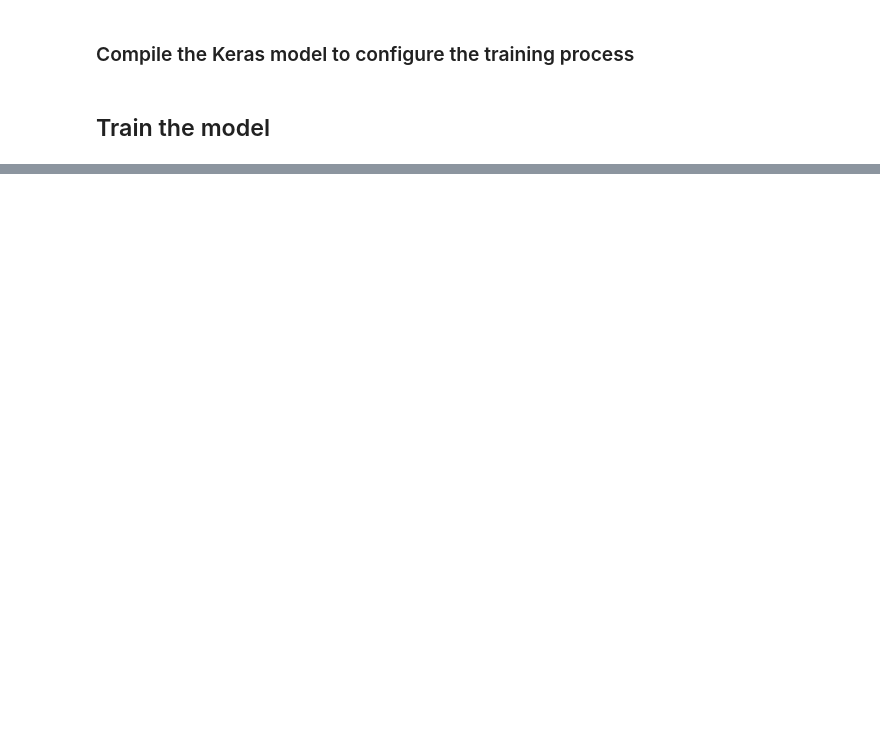
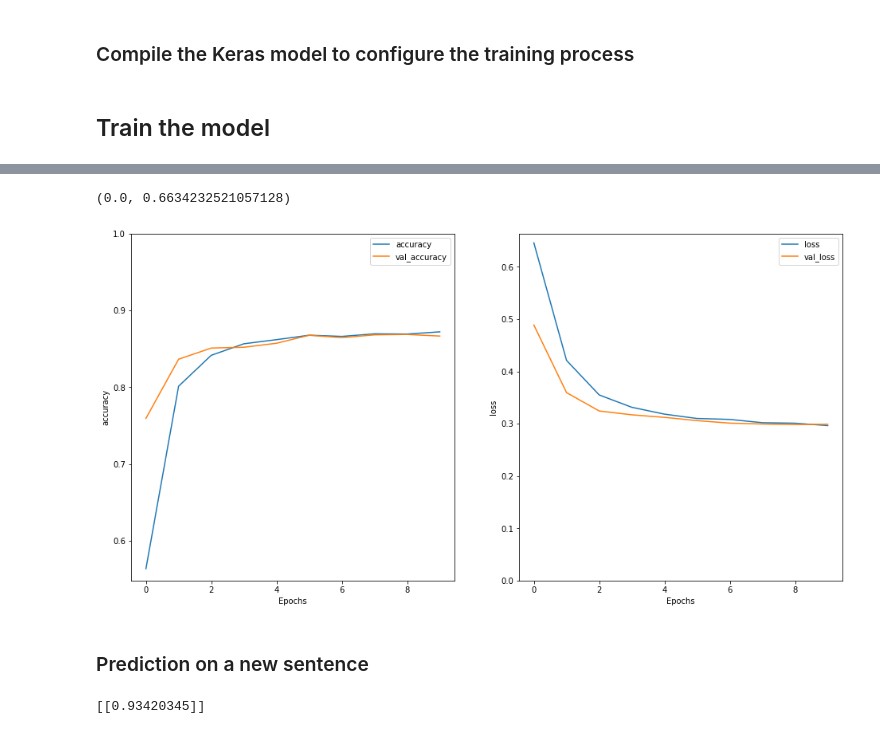
Before and after one commit to faustofcjr/artificial-intelligence, a Jupyter notebook: examples/deep-learning/rnn/text_classification_sentiment_analysis.ipynb, the cells around one changed output, grey strips where cells are left out. Cells and saved outputs as stored; diff of their text form; code cells hidden in the pictures; blank space fills up the shorter version.

Commit message:
Refactoring model.

```diff
--- a/examples/deep-learning/rnn/text_classification_sentiment_analysis.ipynb
+++ b/examples/deep-learning/rnn/text_classification_sentiment_analysis.ipynb
@@ -19,14 +21,17 @@ tfds.disable_progress_bar()
 # %% [markdown]
 ## Helpers functions
 # %%
-def plot_graphs(history, metric):
+def plot_history_metric(history, metric):
+    """
+    Plot metric of model train by epochs history.
+    """
     plt.plot(history.history[metric])
     plt.plot(history.history['val_' + metric], '')
     plt.xlabel('Epochs')
-    plt.ylable(metric)
+    plt.ylabel(metric)
     plt.legend([metric, 'val_' + metric])
 # %% [markdown]
 ## Setup input pipeline
 # %%
-dataset, info = tfds.load('imdb_reviews', with_info=True, as_supervised=True)
-train_dataset, test_dataset = dataset['train'], dataset['test']
+dataset, info = tfds.load("imdb_reviews", with_info=True, as_supervised=True, shuffle_files=True)
+train_dataset, test_dataset = dataset["train"], dataset["test"]
@@ -166,0 +225,21 @@ print("Test Accuracy:", test_acc)
+# %%
+plt.figure(figsize=(16, 8))
+plt.subplot(1, 2, 1)
+plot_graphs(history, 'accuracy')
+plt.ylim(None, 1)
+
+plt.subplot(1, 2, 2)
+plot_graphs(history, 'loss')
+plt.ylim(0, None)
+# %% [output]
+(0.0, 0.6634232521057128)
+[figure, added]
+# %% [markdown]
+### Prediction on a new sentence
+# %%
+ample_text = ('The movie was cool. The animation and the graphics were out of this world. I would recommend this movie.')
+predictions = model.predict(np.array([sample_text]))
+
+print(predictions)
+# %% [output]
+[[0.93420345]]
```
Also changed, not shown: parts of 21 cells of this notebook.
